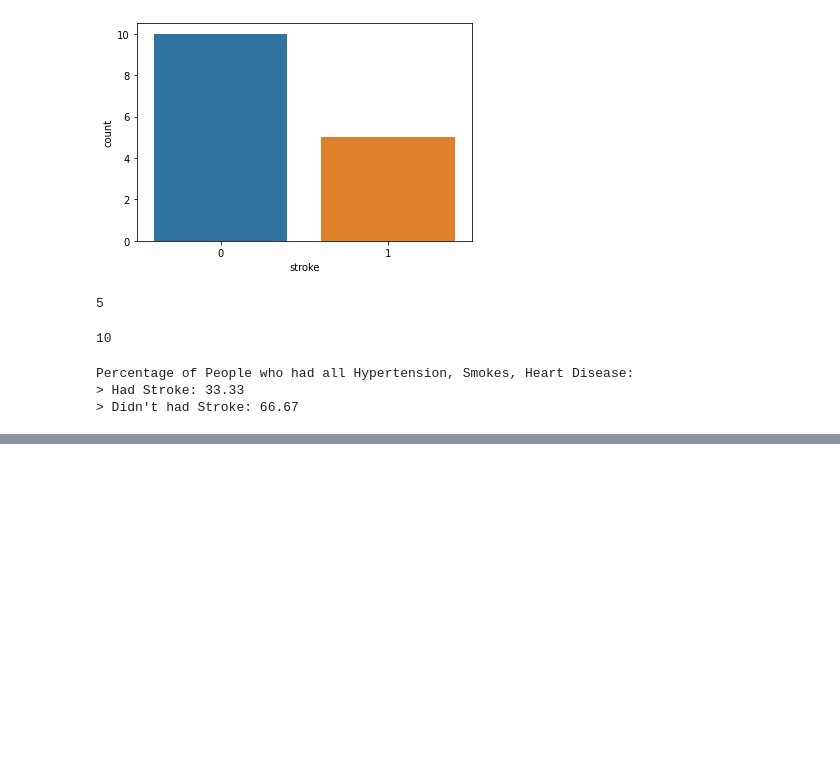
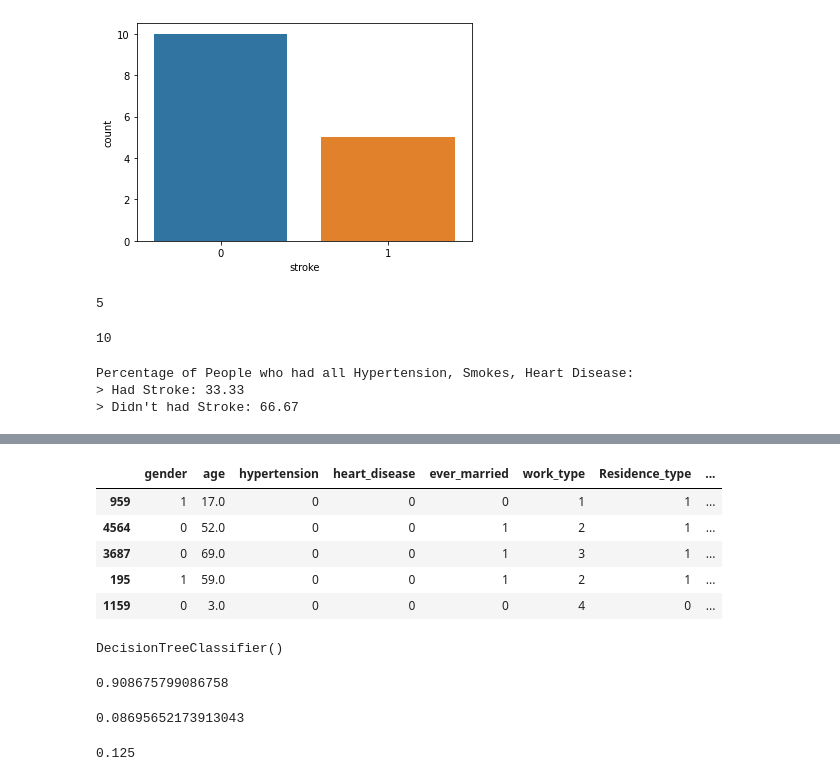
Before and after one commit to nitinyadav2203/Stroke-Prediction, a Jupyter notebook: Stroke_Prediction.ipynb, the cells around one changed output, grey strips where cells are left out. Cells and saved outputs as stored; diff of their text form; code cells hidden in the pictures; blank space fills up the shorter version.

```diff
--- a/Stroke_Prediction.ipynb
+++ b/Stroke_Prediction.ipynb
@@ -565,0 +580,21 @@ Percentage of People who had all Hypertension, Smokes, Heart Disease:
+# %%
+sp=sp.sample(frac=1)
+# %%
+x=sp.drop('stroke',axis=1,inplace=False)
+y=sp['stroke']
+# %%
+en=LabelEncoder()
+x['gender']=en.fit_transform(x['gender'])
+x['ever_married']=en.fit_transform(x['ever_married'])
+x['work_type']=en.fit_transform(x['work_type'])
+x['Residence_type']=en.fit_transform(x['Residence_type'])
+x['smoking_status']=en.fit_transform(x['smoking_status'])
+# %%
+x.head()
+# %% [output]
+|  | gender | age | hypertension | heart_disease | ever_married | work_type | Residence_type | ... |
+| 959 | 1 | 17.0 | 0 | 0 | 0 | 1 | 1 | ... |
+| 4564 | 0 | 52.0 | 0 | 0 | 1 | 2 | 1 | ... |
+| 3687 | 0 | 69.0 | 0 | 0 | 1 | 3 | 1 | ... |
+| 195 | 1 | 59.0 | 0 | 0 | 1 | 2 | 1 | ... |
+| 1159 | 0 | 3.0 | 0 | 0 | 0 | 4 | 0 | ... |
@@ -565,0 +603,17 @@ Percentage of People who had all Hypertension, Smokes, Heart Disease:
+# %%
+clf=DecisionTreeClassifier()
+clf.fit(x_train,y_train)
+# %% [output]
+DecisionTreeClassifier()
+# %%
+accuracy_score(y_test,clf.predict(x_test))
+# %% [output]
+0.908675799086758
+# %%
+precision_score(y_test,clf.predict(x_test))
+# %% [output]
+0.08695652173913043
+# %%
+recall_score(y_test,clf.predict(x_test))
+# %% [output]
+0.125
```
Also changed, not shown: parts of 9 cells of this notebook.
